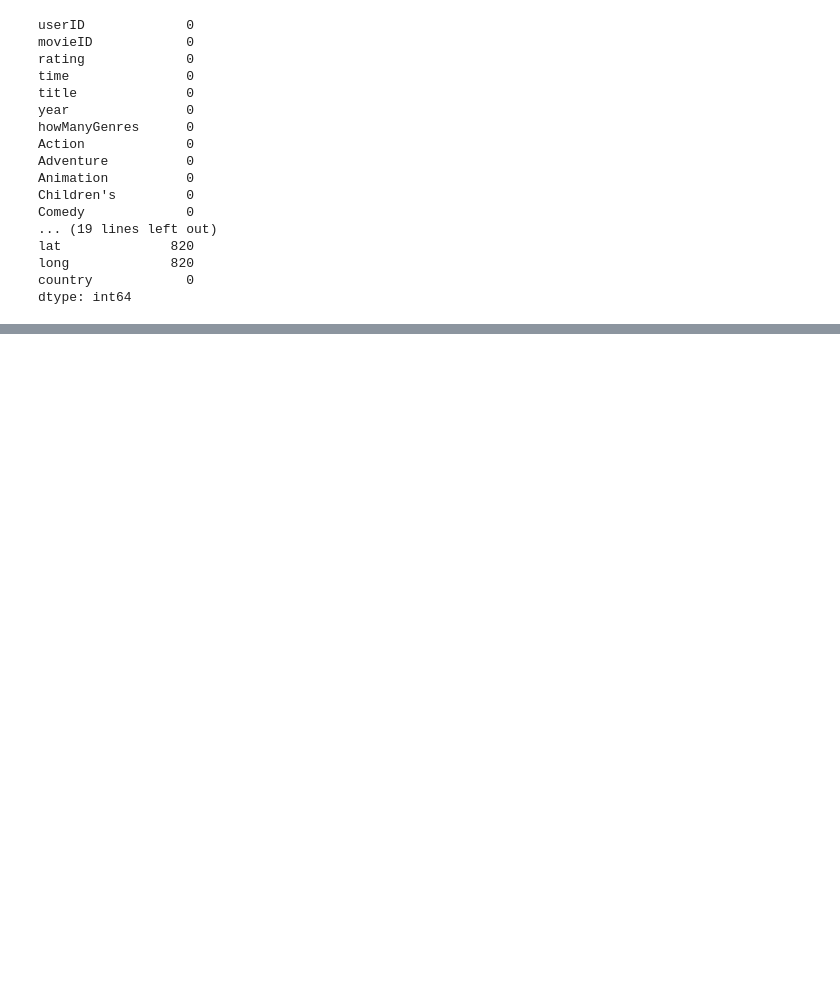
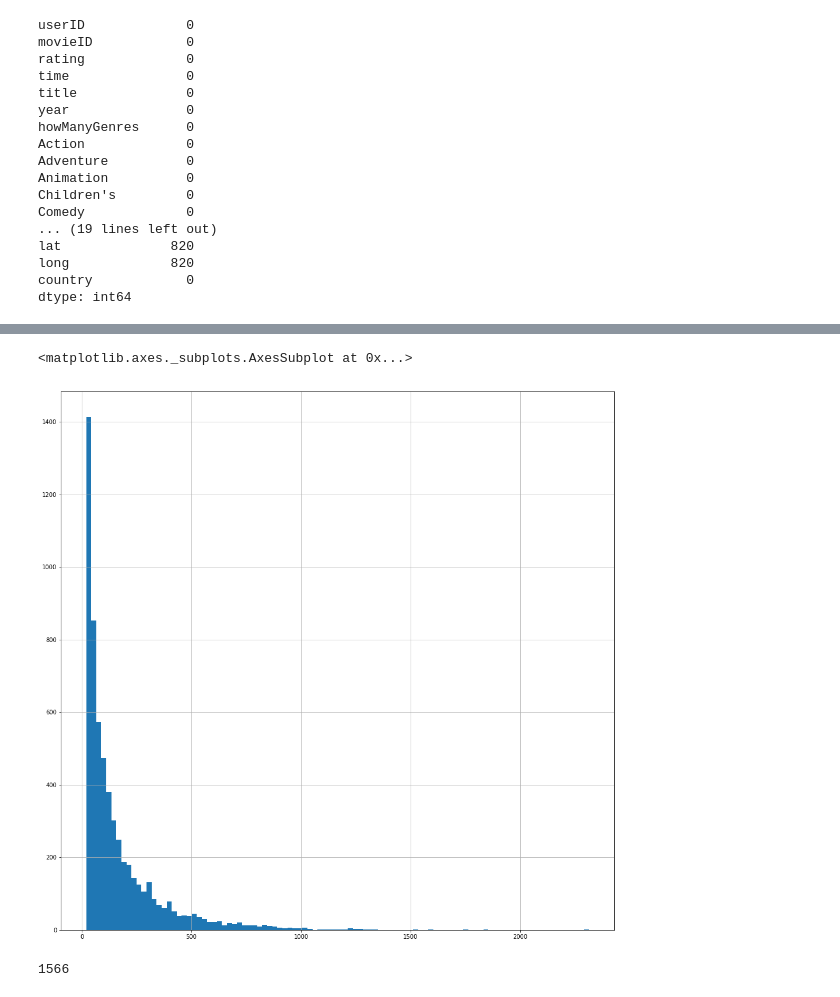
Before and after one commit to nicolagennaro/pussy-project, a Jupyter notebook: Join.ipynb, the cells around one changed output, grey strips where cells are left out. Drawn from its saved outputs; the diff is of its cells as text; code cells hidden in the pictures; blank space fills up the shorter version.

```diff
--- a/Join.ipynb
+++ b/Join.ipynb
@@ -118,0 +162,2 @@ dtype: int64
+# %%
+urm = pd.read_csv("urm.csv", sep=",")
@@ -118,0 +184,4 @@ dtype: int64
+# %%
+c = urm['userID'].value_counts()
+print(c)
+print(type(c))
@@ -118,0 +206,5 @@ dtype: int64
+# %%
+c.hist(bins=100, figsize=(17,17))
+# %% [output]
+<matplotlib.axes._subplots.AxesSubplot at 0x...>
+[figure, added]
@@ -118,0 +219,5 @@ dtype: int64
+# %%
+mask = c > 200
+mask.sum()
+# %% [output]
+1566
```
Also changed, not shown: parts of 30 cells of this notebook, 1 other file.
